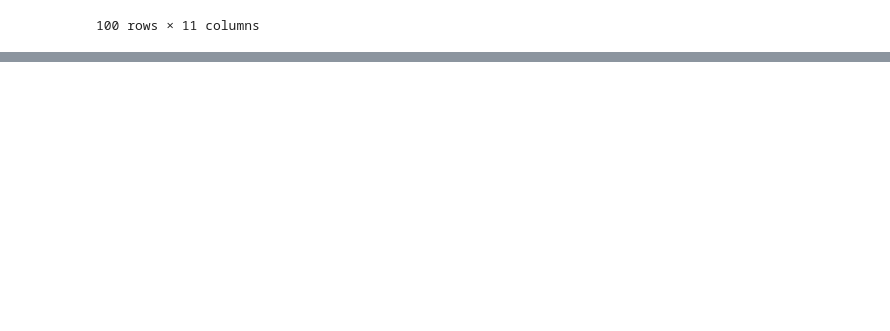
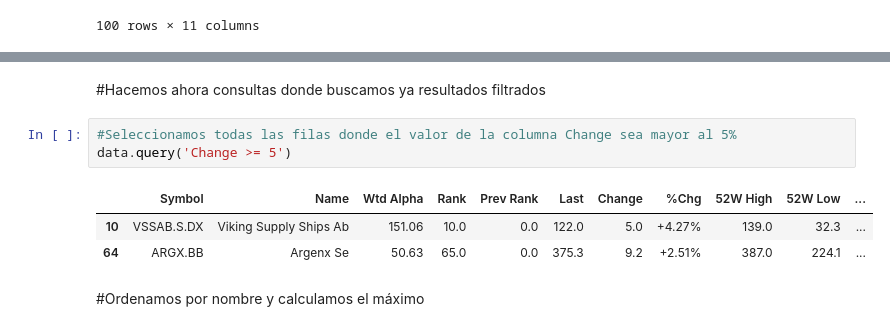
Before and after one commit to jmmartinnu2/Pandas-finanzas, a Jupyter notebook: data_finanzas.ipynb, the cells around one changed output, grey strips where cells are left out. Saved outputs shown, nothing was run; the diff lists cells and outputs as text; blank space fills up the shorter version.

```diff
--- a/data_finanzas.ipynb
+++ b/data_finanzas.ipynb
@@ -324,0 +354,11 @@ data.drop('Prev Rank',axis=1)
+# %% [markdown]
+#Hacemos ahora consultas donde buscamos ya resultados filtrados
+# %%
+#Seleccionamos todas las filas donde el valor de la columna Change sea mayor al 5%
+data.query('Change >= 5')
+# %% [output]
+|  | Symbol | Name | Wtd Alpha | Rank | Prev Rank | Last | Change | %Chg | 52W High | 52W Low | ... |
+| 10 | VSSAB.S.DX | Viking Supply Ships Ab | 151.06 | 10.0 | 0.0 | 122.0 | 5.0 | +4.27% | 139.0 | 32.3 | ... |
+| 64 | ARGX.BB | Argenx Se | 50.63 | 65.0 | 0.0 | 375.3 | 9.2 | +2.51% | 387.0 | 224.1 | ... |
+# %% [markdown]
+#Ordenamos por nombre y calculamos el máximo
```
Also changed, not shown: parts of 15 cells of this notebook.
